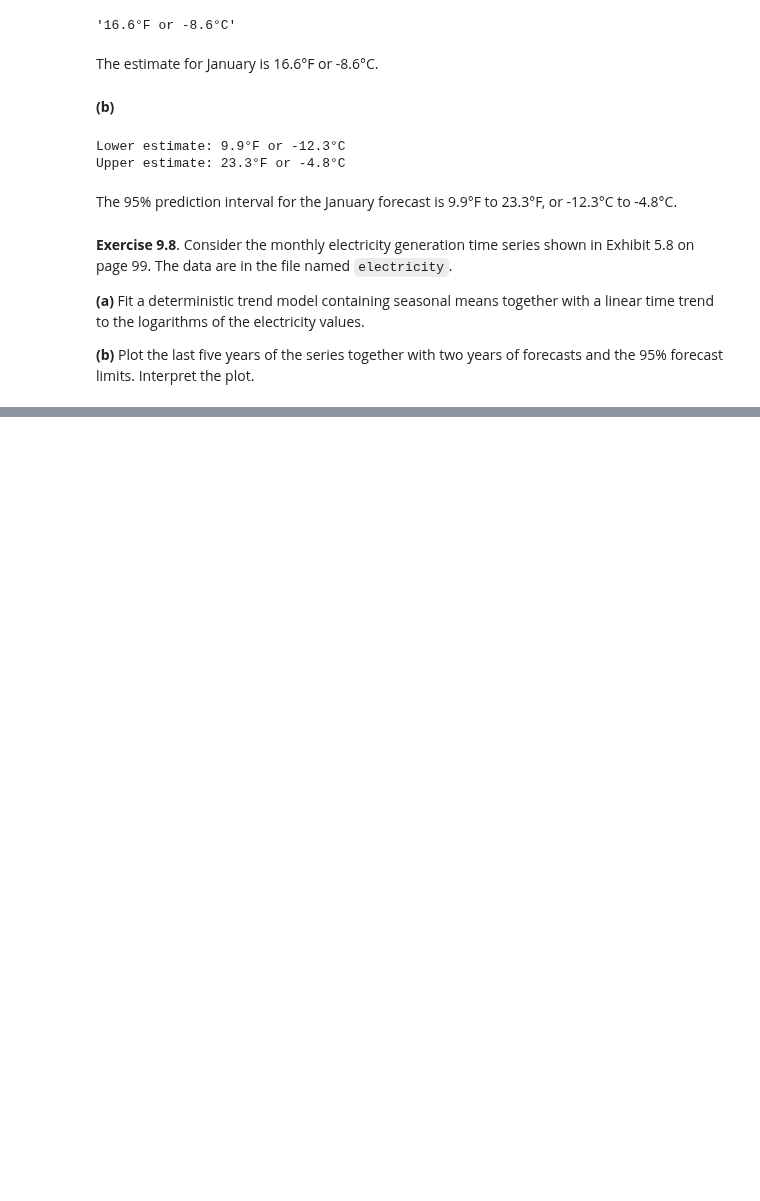
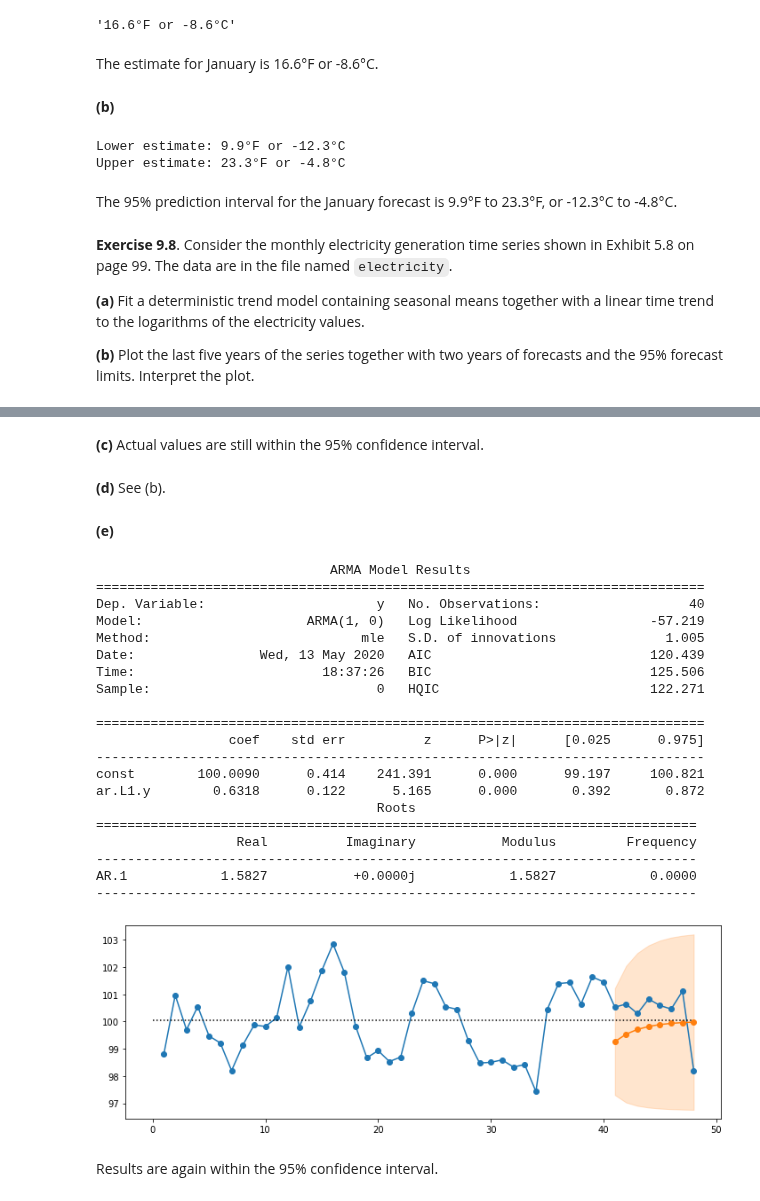
Before and after one commit to telmo-correa/time-series-analysis, a Jupyter notebook: Python/Chapter 09 (Ex 01 - 10) - Forecasting.ipynb, the cells around one changed output, grey strips where cells are left out. Cells and saved outputs as stored; diff of their text form; code cells hidden in the pictures; blank space fills up the shorter version.

```diff
--- a/Python/Chapter 09 (Ex 01 - 10) - Forecasting.ipynb
+++ b/Python/Chapter 09 (Ex 01 - 10) - Forecasting.ipynb
@@ -310,0 +404,12 @@ The 95% prediction interval for the January forecast is 9.9°F to 23.3°F, or -1
+# %%
+def generate_arima(phi=[], d=0, theta=[], n=100):
+    """
+    Generates an ARIMA distribution with specified phi, d, and theta parameters.
+    """
+
+    ar = np.r_[1, -np.array(phi)]
+    ma = np.r_[1, -np.array(theta)]
+    Y = ArmaProcess(ar, ma).generate_sample(nsample=n)
+    for i in range(d):
+        Y = np.cumsum(Y)
+    return Y
@@ -310,0 +465,47 @@ The 95% prediction interval for the January forecast is 9.9°F to 23.3°F, or -1
+# %% [markdown]
+**(c)**  Actual values are still within the 95% confidence interval.
+# %% [markdown]
+**(d)**  See (b).
+# %% [markdown]
+**(e)**
+# %%
+np.random.seed(2001)
+Y = generate_arima(phi=0.8, n=48) + 100
+model = ARIMA(Y[:40], order=(1, 0, 0)).fit(method='mle')
+print(model.summary())
+Y_pred = model.predict(start=1, end=8, dynamic=True)
+
+process_mean = np.mean(Y)
+se = se_ar1(1, np.arange(1, 9), 0.8)
+z = norm.ppf(0.975)
+
+plt.figure(figsize=(12, 4))
+plt.plot(np.arange(1, len(Y)+1), Y, marker='o', color='C0')
+plt.plot(np.arange(41, 49), Y_pred, marker='o', color='C1')
+plt.fill_between(np.arange(41, 49), Y_pred - z * se, Y_pred + z * se, alpha=0.2, color='C1')
+plt.plot([0, 48], [process_mean, process_mean], ls=':', color='black')
+plt.show()
+# %% [output]
+                              ARMA Model Results
+==============================================================================
+Dep. Variable:                      y   No. Observations:                   40
+Model:                     ARMA(1, 0)   Log Likelihood                 -57.219
+Method:                           mle   S.D. of innovations              1.005
+Date:                Wed, 13 May 2020   AIC                            120.439
+Time:                        18:37:26   BIC                            125.506
+Sample:                             0   HQIC                           122.271
+
+==============================================================================
+                 coef    std err          z      P>|z|      [0.025      0.975]
+------------------------------------------------------------------------------
+const        100.0090      0.414    241.391      0.000      99.197     100.821
+ar.L1.y        0.6318      0.122      5.165      0.000       0.392       0.872
+                                    Roots
+=============================================================================
+                  Real          Imaginary           Modulus         Frequency
+-----------------------------------------------------------------------------
+AR.1            1.5827           +0.0000j            1.5827            0.0000
+-----------------------------------------------------------------------------
+[figure, added]
+# %% [markdown]
+Results are again within the 95% confidence interval.
```
Also changed, not shown: parts of 21 cells of this notebook, 1 other file.
